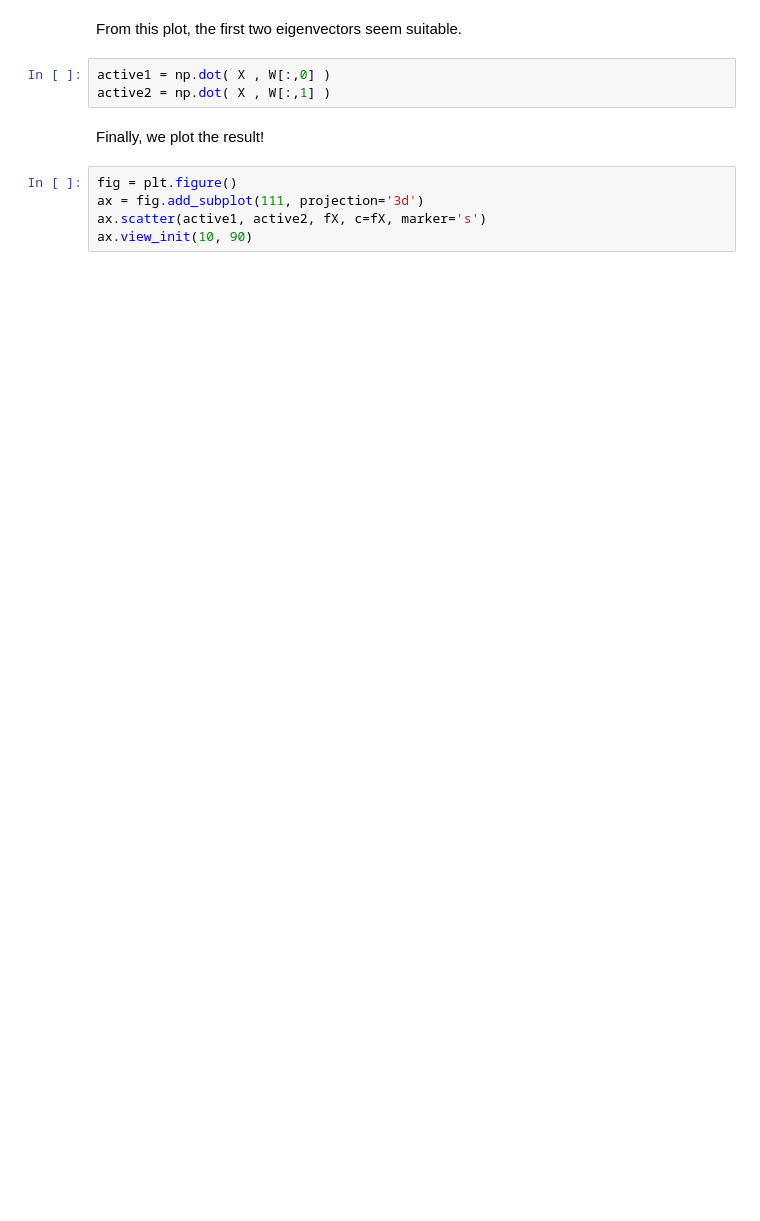
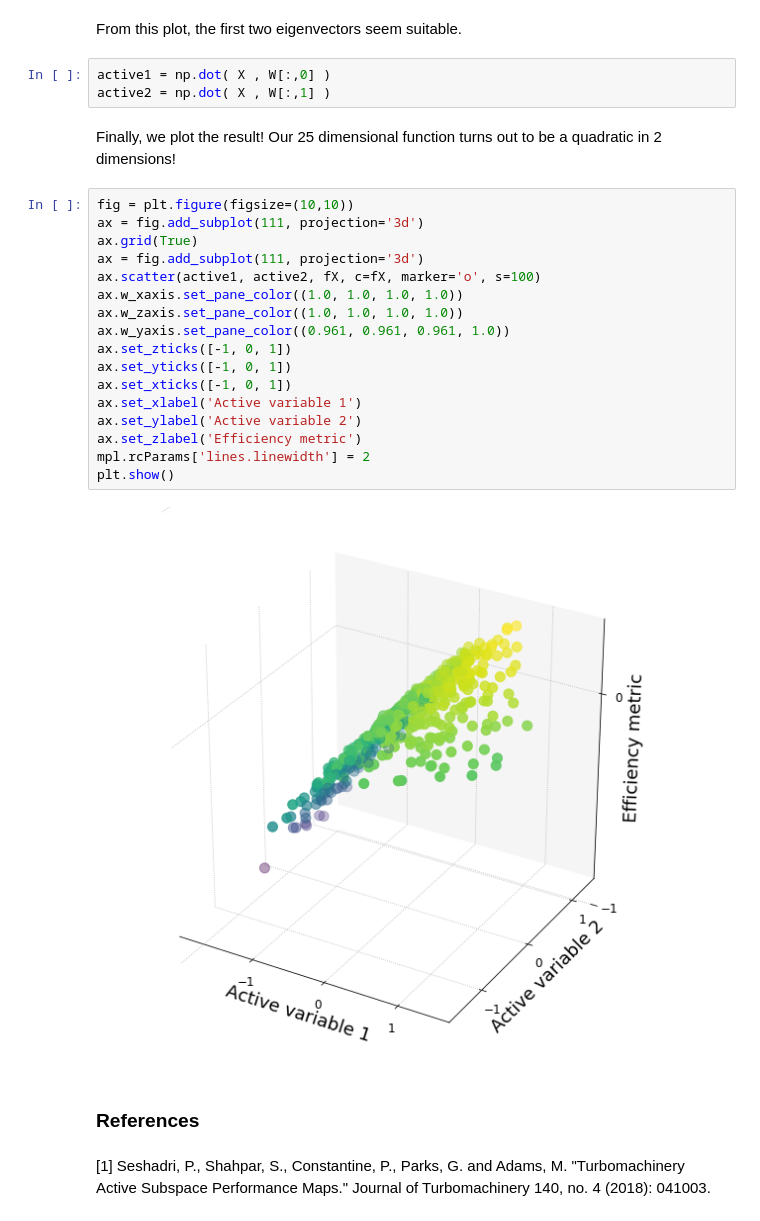
Before and after one commit to equadratures/equadratures, a Jupyter notebook: ipython-notebooks/dimension-reduction/dimension_reduction.ipynb, the cells around one changed output. Drawn from its saved outputs; the diff is of its cells as text; blank space fills up the shorter version.

```diff
--- a/ipython-notebooks/dimension-reduction/dimension_reduction.ipynb
+++ b/ipython-notebooks/dimension-reduction/dimension_reduction.ipynb
@@ -43,10 +49,28 @@ From this plot, the first two eigenvectors seem suitable.
 # %%
 active1 = np.dot( X , W[:,0] )
 active2 = np.dot( X , W[:,1] )
-# %% [markdown]
-Finally, we plot the result!
-# %%
-fig = plt.figure()
-ax = fig.add_subplot(111, projection='3d')
-ax.scatter(active1, active2, fX, c=fX, marker='s')
-ax.view_init(10, 90)
+# %% [markdown]
+Finally, we plot the result! Our 25 dimensional function turns out to be a quadratic in 2 dimensions!
+# %%
+fig = plt.figure(figsize=(10,10))
+ax = fig.add_subplot(111, projection='3d')
+ax.grid(True)
+ax = fig.add_subplot(111, projection='3d')
+ax.scatter(active1, active2, fX, c=fX, marker='o', s=100)
+ax.w_xaxis.set_pane_color((1.0, 1.0, 1.0, 1.0))
+ax.w_zaxis.set_pane_color((1.0, 1.0, 1.0, 1.0))
+ax.w_yaxis.set_pane_color((0.961, 0.961, 0.961, 1.0))
+ax.set_zticks([-1, 0, 1])
+ax.set_yticks([-1, 0, 1])
+ax.set_xticks([-1, 0, 1])
+ax.set_xlabel('Active variable 1')
+ax.set_ylabel('Active variable 2')
+ax.set_zlabel('Efficiency metric')
+mpl.rcParams['lines.linewidth'] = 2
+plt.show()
+# %% [output]
+[figure, added]
+# %% [markdown]
+<h3> References </h3>
+# %% [markdown]
+[1] Seshadri, P., Shahpar, S., Constantine, P., Parks, G. and Adams, M. "Turbomachinery Active Subspace Performance Maps." Journal of Turbomachinery 140, no. 4 (2018): 041003.
```
Also changed, not shown: parts of 7 cells of this notebook, 2 other files.
